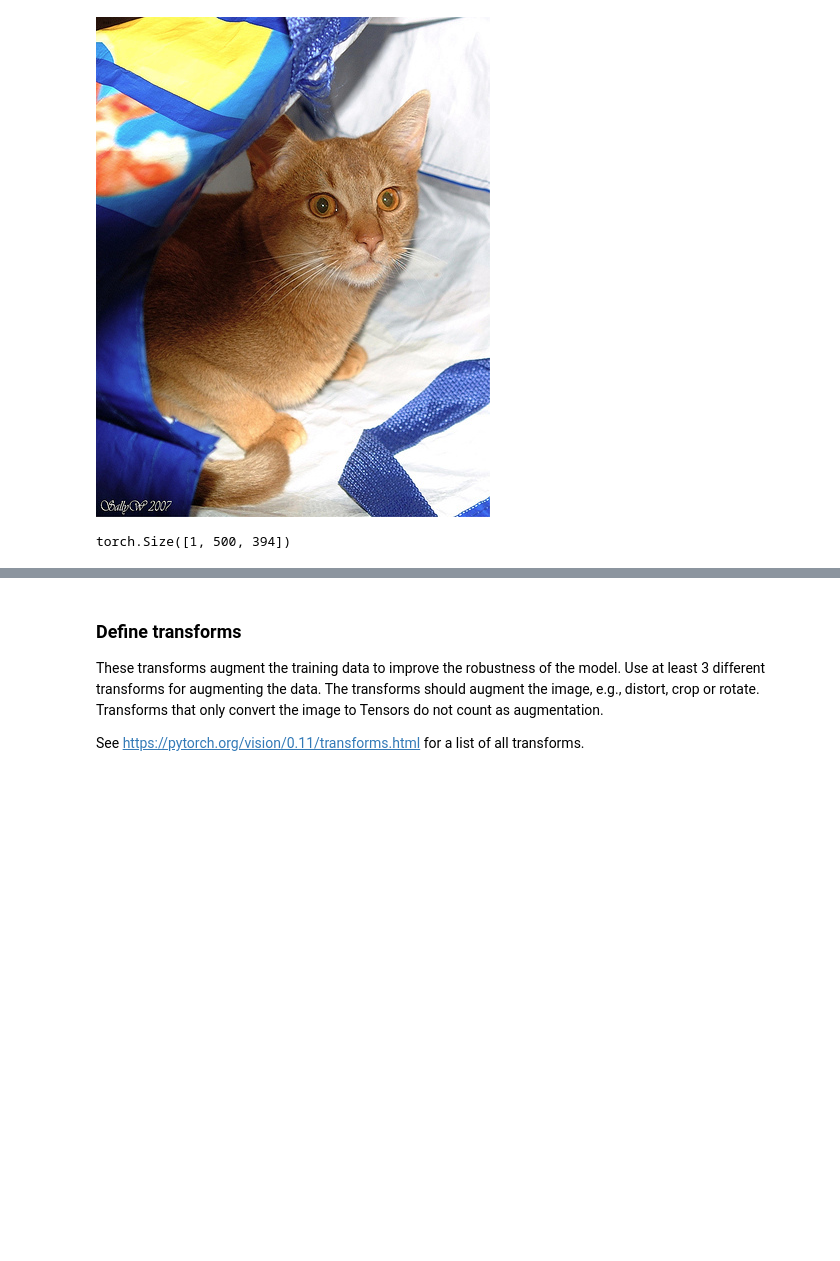
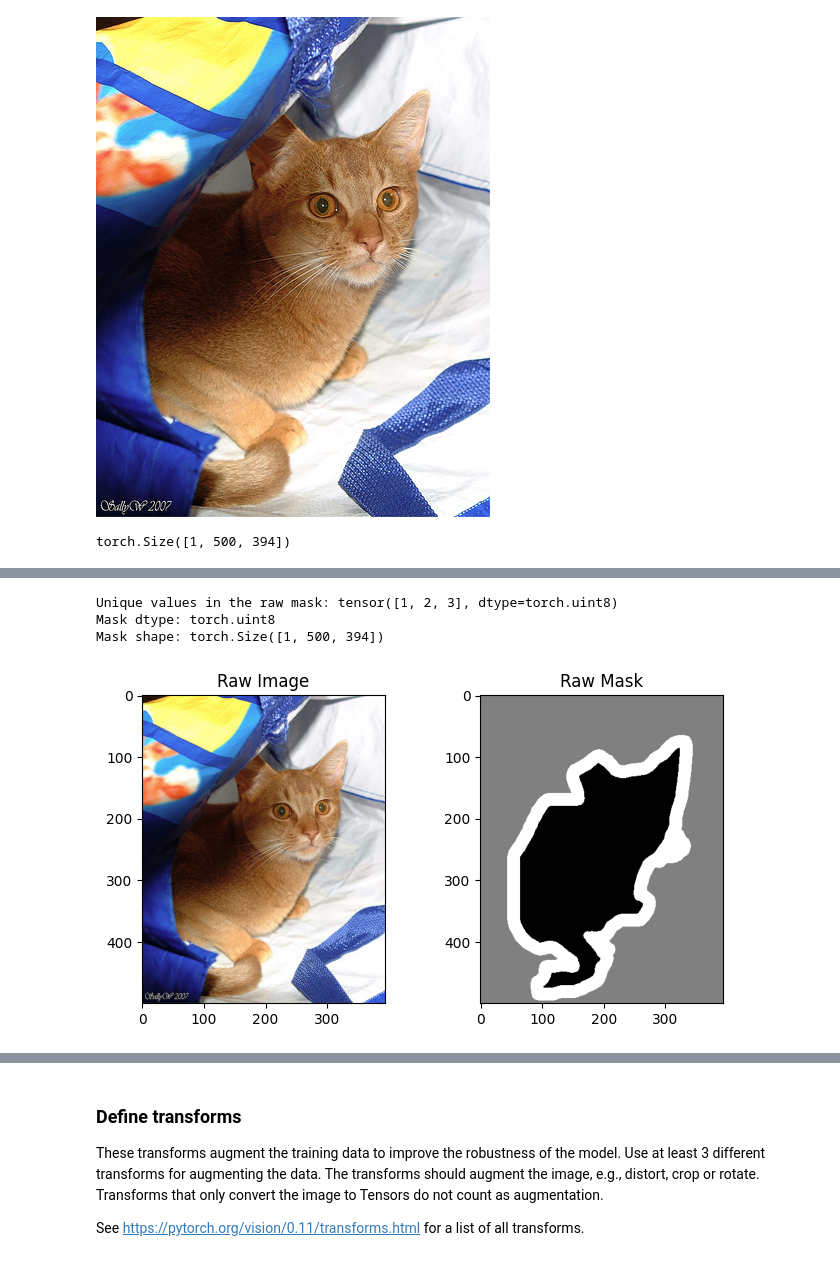
Before and after one commit to DevNerds2020/Deep-Learning-Foundations-Course, a Jupyter notebook: DL_Assignment_1_Task_1.ipynb, the cells around one changed output, grey strips where cells are left out. Cells and saved outputs as stored; diff of their text form; code cells hidden in the pictures; blank space fills up the shorter version.

```diff
--- a/DL_Assignment_1_Task_1.ipynb
+++ b/DL_Assignment_1_Task_1.ipynb
@@ -81,0 +96,21 @@ torch.Size([1, 500, 394])
+# %%
+image, mask = dataset[0]  # Load a single item from your base dataset
+mask = functional.pil_to_tensor(mask)
+image = functional.pil_to_tensor(image)
+print("Unique values in the raw mask:", torch.unique(mask))
+print("Mask dtype:", mask.dtype)
+print("Mask shape:", mask.shape)
+
+plt.figure(figsize=(8, 4))
+plt.subplot(1, 2, 1)
+plt.title("Raw Image")
+plt.imshow(image.permute(1, 2, 0))  # Adjust if channel order is not (C, H, W)
+plt.subplot(1, 2, 2)
+plt.title("Raw Mask")
+plt.imshow(mask.squeeze(), cmap="gray")
+plt.show()
+# %% [output]
+Unique values in the raw mask: tensor([1, 2, 3], dtype=torch.uint8)
+Mask dtype: torch.uint8
+Mask shape: torch.Size([1, 500, 394])
+[figure, added]
```
Also changed, not shown: parts of 19 cells of this notebook, 1 other file.
